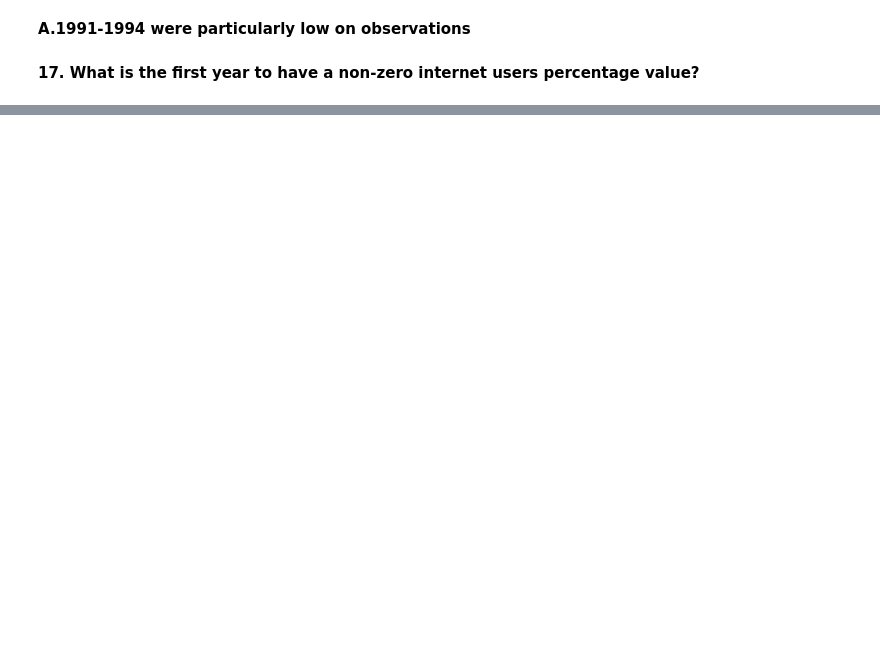
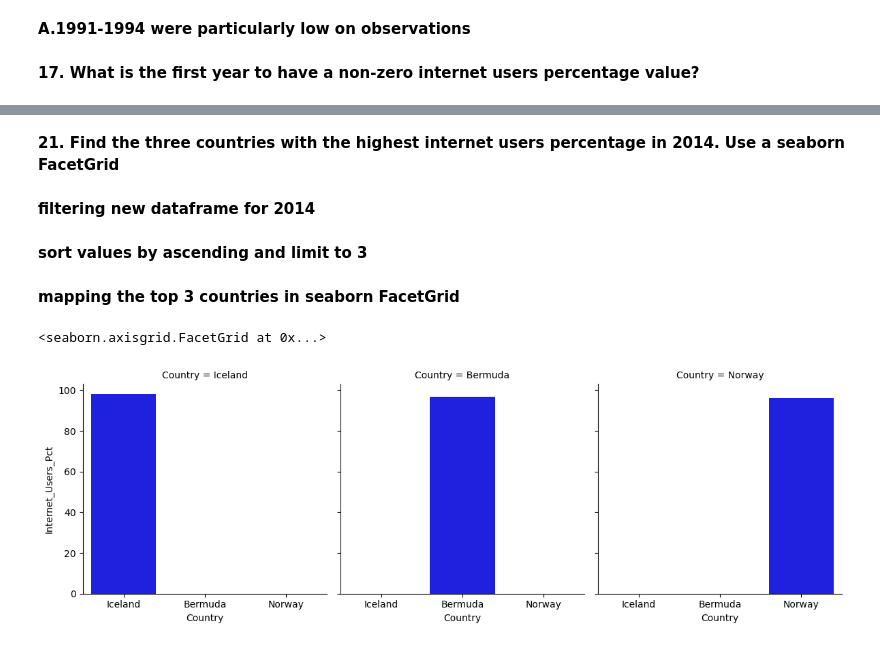
Before and after one commit to NSS-Data-Analytics-Cohort-13/un-exploration-Philip-Schingle, a Jupyter notebook: notebooks/UN_data_project.ipynb, the cells around one changed output, grey strips where cells are left out. Saved outputs shown, nothing was run; the diff lists cells and outputs as text; code cells hidden in the pictures; blank space fills up the shorter version.

```diff
--- a/notebooks/UN_data_project.ipynb
+++ b/notebooks/UN_data_project.ipynb
@@ -509,0 +564,2 @@ non_zero_user_year['Year'].min()
+# %%
+gdp_and_internet_use=pd.merge(gdp_df, internet_df, on=['Country', 'Year'], how='inner')
@@ -509,0 +582,18 @@ non_zero_user_year['Year'].min()
+# %% [markdown]
+**21. Find the three countries with the highest internet users percentage in 2014. Use a seaborn FacetGrid**
+# %% [markdown]
+**filtering new dataframe for 2014**
+# %%
+gdp_i_2014=gdp_and_internet_use[gdp_and_internet_use['Year']==2014]
+# %% [markdown]
+**sort values by ascending and limit to 3**
+# %%
+top_3=gdp_i_2014.sort_values(by='Internet_Users_Pct', ascending=False).head(3)
+# %% [markdown]
+**mapping the top 3 countries in seaborn FacetGrid**
+# %%
+grid=sns.FacetGrid(top_3, col='Country', height=4)
+grid.map(sns.barplot, 'Country', 'Internet_Users_Pct', color='blue',order=top_3['Country'])
+# %% [output]
+<seaborn.axisgrid.FacetGrid at 0x...>
+[figure, added]
```
Also changed, not shown: parts of 36 cells of this notebook.
